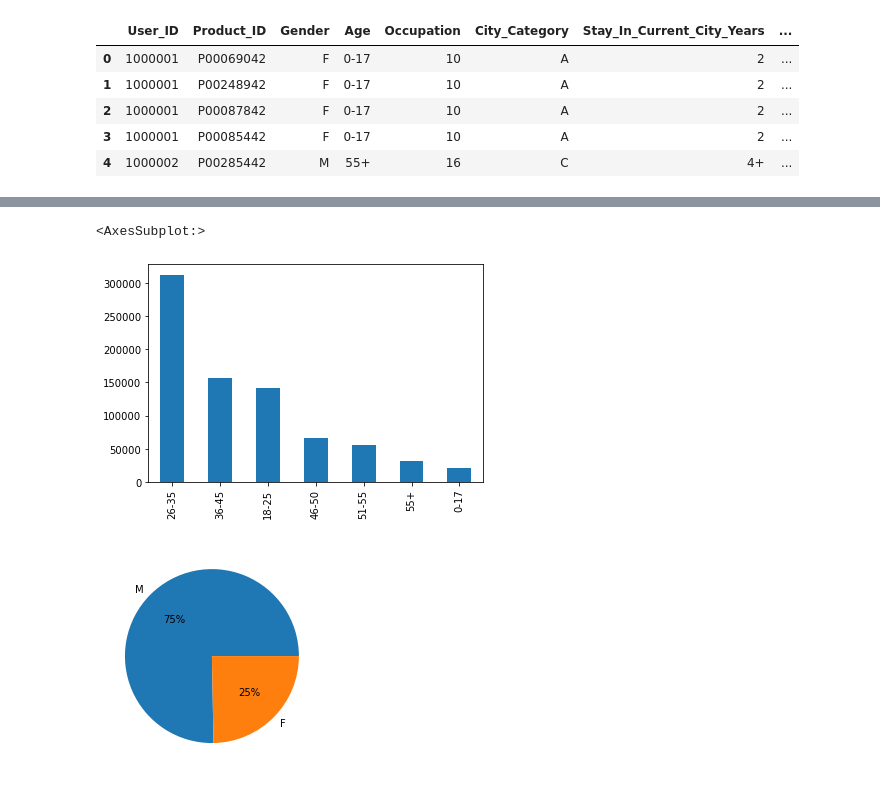
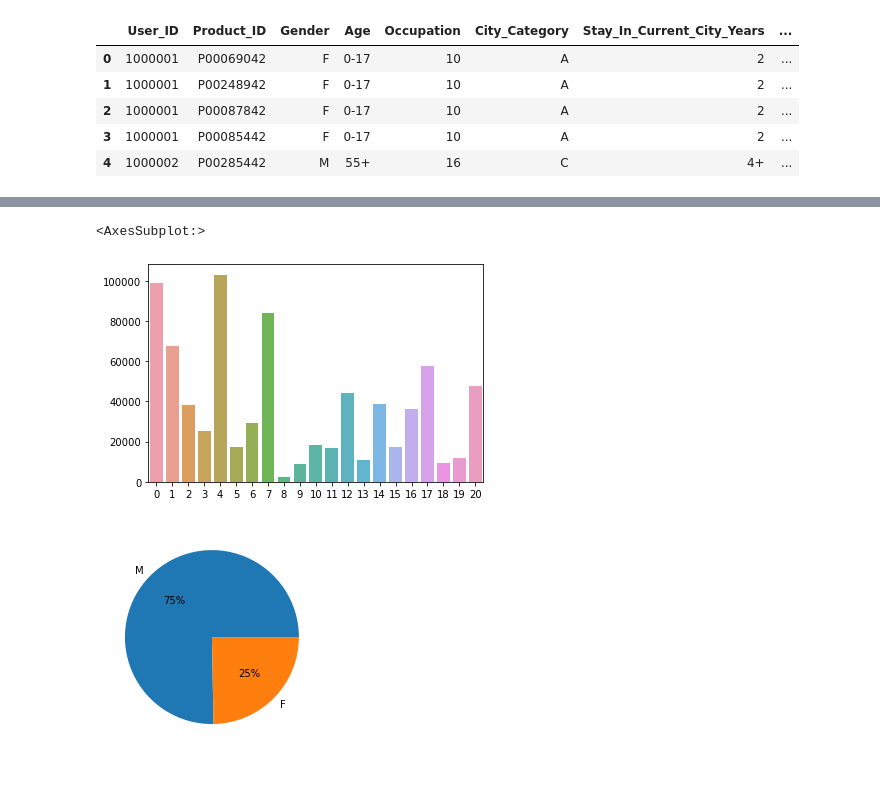
Before and after one commit to Tushar9211/black-friday-sale-analysis, a Jupyter notebook: 2 black friday sale/Untitled.ipynb, the cells around one changed output, grey strips where cells are left out. Drawn from its saved outputs; the diff is of its cells as text; code cells hidden in the pictures.

```diff
--- a/2 black friday sale/Untitled.ipynb
+++ b/2 black friday sale/Untitled.ipynb
@@ -136,4 +191,10 @@ Data columns (total 12 columns):
  11  Purchase                    550068 non-null  float64
 dtypes: float64(3), int64(4), object(5)
 memory usage: 71.7+ MB
+# %%
+blackfriday["Occupation"] = blackfriday['Occupation'].astype('object')
+# %%
+blackfriday["Marital_Status"] = blackfriday['Marital_Status'].astype('object')
+# %%
+blackfriday["Stay_In_Current_City_Years"] = blackfriday['Stay_In_Current_City_Years'].astype('object')
 # %%
@@ -326,8 +410,10 @@ sns.distplot(blackfriday["Occupation"])
+# %%
+carrier_count = blackfriday['Occupation'].value_counts()
 # %%
-blackfriday['Age'].value_counts().plot(kind='bar')
+sns.barplot(carrier_count.index, carrier_count.values, alpha=0.9)
 # %% [output]
 <AxesSubplot:>
-[figure, old version]
+[figure, new version]
 # %%
 targetCounts = blackfriday.Gender.value_counts()
 targetLabels  =['M', 'F']
```
Also changed, not shown: parts of 29 cells of this notebook.
